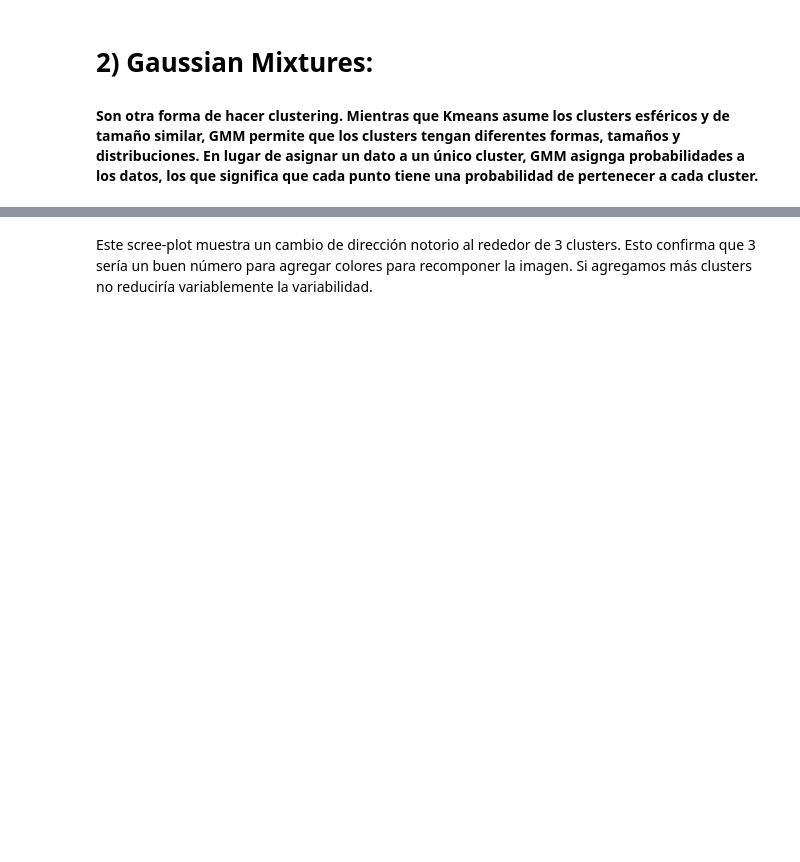
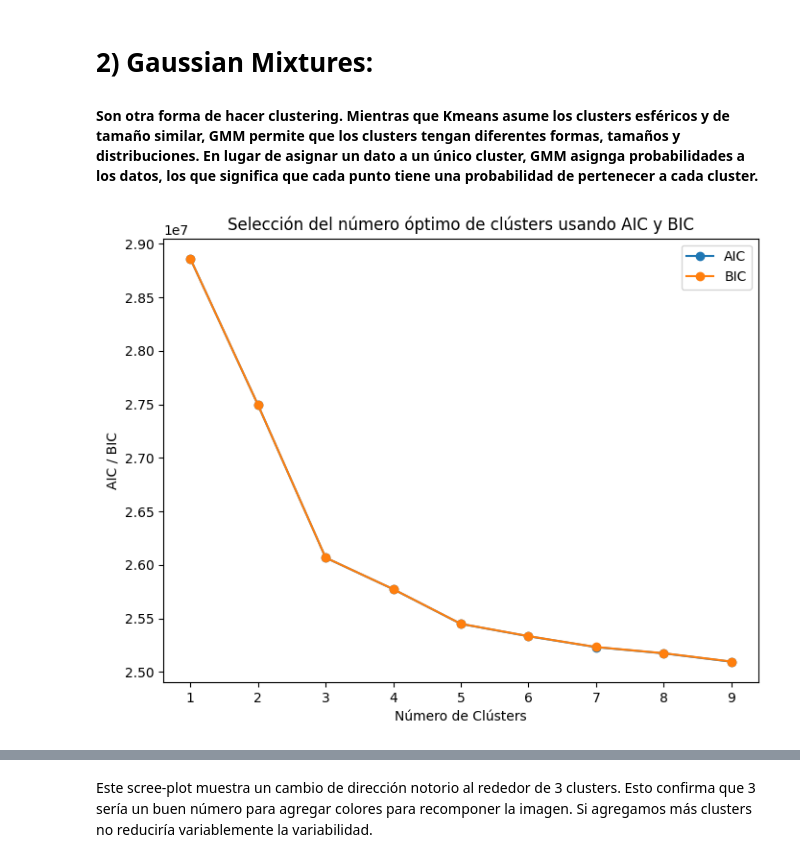
Before and after one commit to RosarioValderrama/Laboratorio_2_ML, a Jupyter notebook: notebooks/Laboratorio_2_ML.ipynb, the cells around one changed output, grey strips where cells are left out. Drawn from its saved outputs; the diff is of its cells as text; code cells hidden in the pictures; blank space fills up the shorter version.

```diff
--- a/notebooks/Laboratorio_2_ML.ipynb
+++ b/notebooks/Laboratorio_2_ML.ipynb
@@ -170,6 +146,30 @@ plt.show()
 # %% [markdown]
 # 2) Gaussian Mixtures:
 #### Son otra forma de hacer clustering. Mientras que Kmeans asume los clusters esféricos y de tamaño similar, GMM permite que los clusters tengan diferentes formas, tamaños y distribuciones. En lugar de asignar un dato a un único cluster, GMM asignga probabilidades a los datos, los que significa que cada punto tiene una probabilidad de pertenecer a cada cluster.
+# %%
+# Asumiendo que tienes tus datos en la variable `X`
+# Generar modelos GMM para diferentes números de clústers
+n_clusters = range(1, 10)  # Puedes ajustar el rango según tus datos
+aic = []
+bic = []
+
+for n in n_clusters:
+    gmm = GaussianMixture(n_components=n, random_state=42)
+    gmm.fit(pixels)
+    aic.append(gmm.aic(pixels))
+    bic.append(gmm.bic(pixels))
+
+# Graficar AIC y BIC
+plt.figure(figsize=(8, 6))
+plt.plot(n_clusters, aic, label='AIC', marker='o')
+plt.plot(n_clusters, bic, label='BIC', marker='o')
+plt.xlabel('Número de Clústers')
+plt.ylabel('AIC / BIC')
+plt.title('Selección del número óptimo de clústers usando AIC y BIC')
+plt.legend()
+plt.show()
+# %% [output]
+[figure, added]
 # %%
 # Convertir la imagen a una matriz de píxeles (de RGB a una matriz 2D de valores de color)
 image_np = np.array(image)
```
Also changed, not shown: parts of 16 cells of this notebook, 5 other files.
